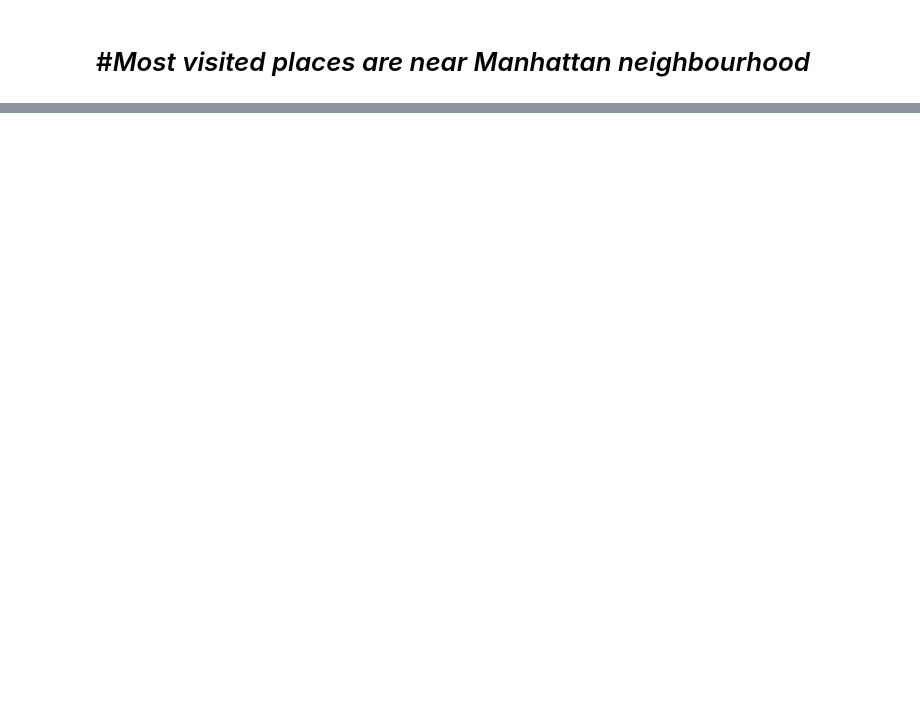
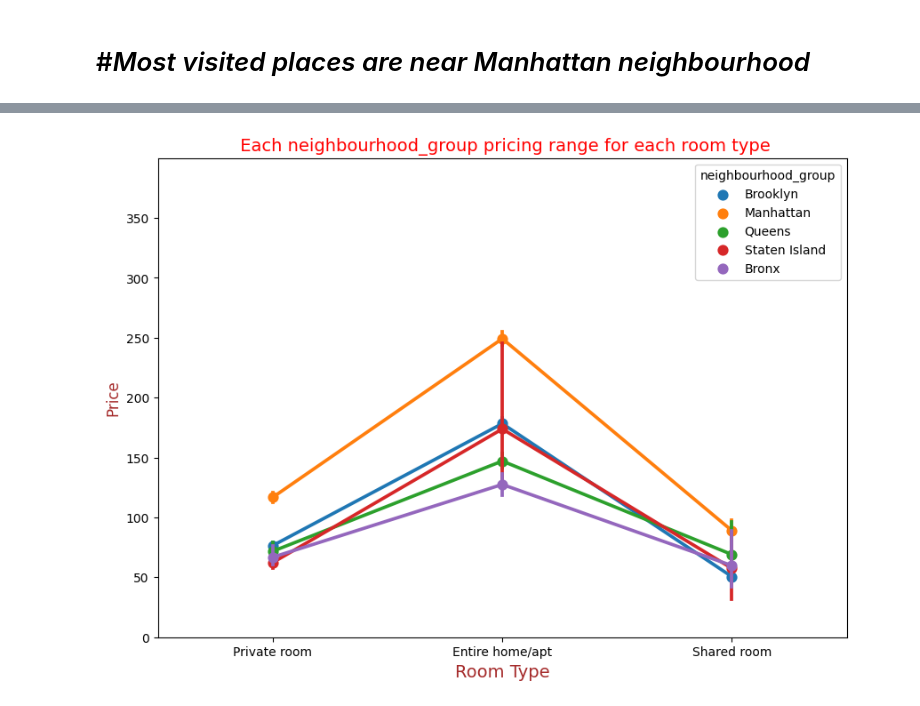
Before and after one commit to Abhiboii/AirBnb-Booking-Analysis-EDA-Project, a Jupyter notebook: AirBnb_EDA_Project_Abhi_Chaudhary.ipynb, the cells around one changed output, grey strips where cells are left out. Drawn from its saved outputs; the diff is of its cells as text; code cells hidden in the pictures; blank space fills up the shorter version.

```diff
--- a/AirBnb_EDA_Project_Abhi_Chaudhary.ipynb
+++ b/AirBnb_EDA_Project_Abhi_Chaudhary.ipynb
@@ -231,3 +253,17 @@ plt.show()
+# %%
+#visualization code
+plt.figure(figsize = [10,7])
+
+ax = sns.pointplot(data = new_df, x = 'room_type', y = 'price', hue = 'neighbourhood_group')
+ax.set_yticklabels([0,400,50],minor = True )
+plt.title(' Each neighbourhood_group pricing range for each room type', fontsize = 14, color ='red')
+plt.xlabel('Room Type',fontsize = 14 , color = 'brown')
+plt.ylabel('Price', fontsize = 12,color = 'brown' )
+ax.set_ylim(0,400)
+ax.set_yticks(range(0,400, 50))
+plt.show()
+# %% [output]
+[figure, added]
 # %% [markdown]
 # **➡ Conclusions :**
 
```
Also changed, not shown: parts of 35 cells of this notebook.
